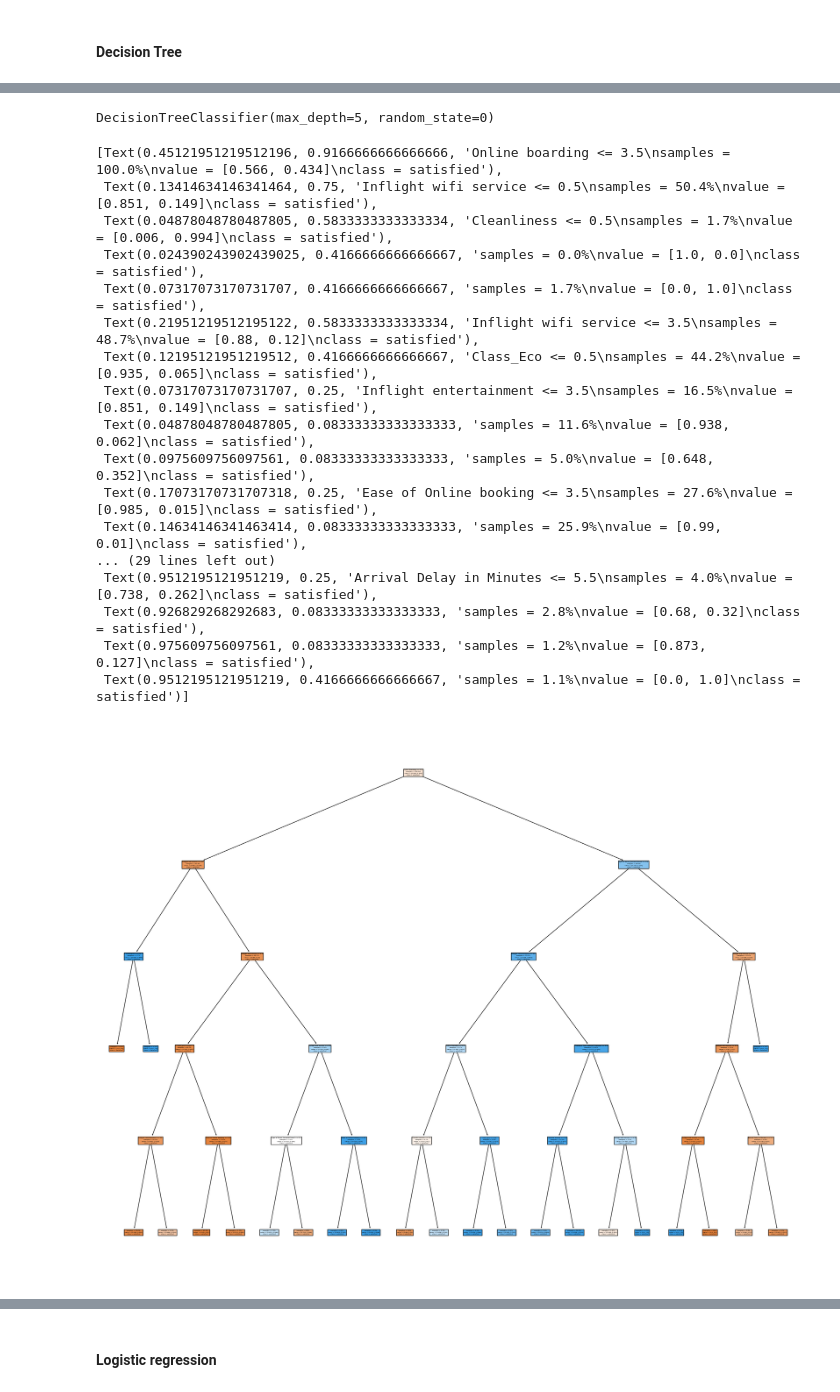
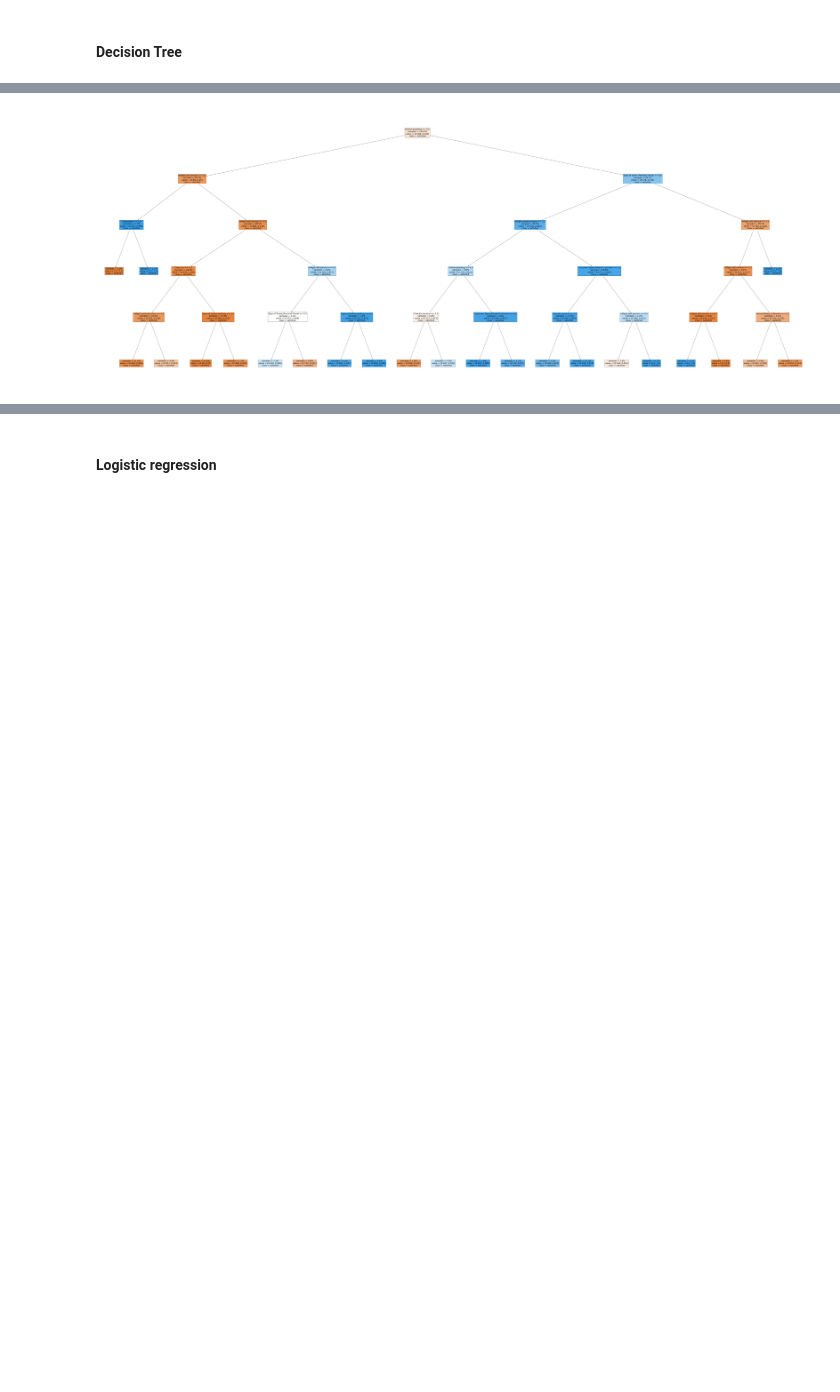
Before and after one commit to isdmg/CS131-8L-PROJECT-PARAGUAY, a Jupyter notebook: CS131-8L PROJECT - PARAGUAY.ipynb, the cells around one changed output, grey strips where cells are left out. Saved outputs shown, nothing was run; the diff lists cells and outputs as text; code cells hidden in the pictures; blank space fills up the shorter version.

Commit message:
Reordered dtree + changed dtree graph

```diff
--- a/CS131-8L PROJECT - PARAGUAY.ipynb
+++ b/CS131-8L PROJECT - PARAGUAY.ipynb
@@ -611,52 +631,18 @@ neutral or dissatisfied       0.91      0.92      0.91     21968
                accuracy                           0.90     38847
               macro avg       0.90      0.90      0.90     38847
            weighted avg       0.90      0.90      0.90     38847
-# %%
-# List of values to try for max_depth:
-max_depth_range = list(range(1, 6))
-
-# List to store the accuracy for each value of max_depth:
-accuracy = []
-
-for depth in max_depth_range:
-
-    clf = DecisionTreeClassifier(max_depth = depth,
-                             random_state = 0)
-    clf.fit(X_train, y_train)
-
-    score = clf.score(X_test, y_test)
-    accuracy.append(score)
-
-clf
-# %% [output]
-DecisionTreeClassifier(max_depth=5, random_state=0)
 # %%
-fig = plt.figure(figsize=((25,20)))
+fig = plt.figure(figsize=((125,50)))
 plot_tree(dtree,
             feature_names = x_encoded.columns,
             class_names=y,
             impurity=False,
             proportion=True,
-            filled=True)
+            filled=True,
+            fontsize=20)
+plt.show()
 # %% [output]
-[Text(0.45121951219512196, 0.9166666666666666, 'Online boarding <= 3.5\nsamples = 100.0%\nvalue = [0.566, 0.434]\nclass = satisfied'),
- Text(0.13414634146341464, 0.75, 'Inflight wifi service <= 0.5\nsamples = 50.4%\nvalue = [0.851, 0.149]\nclass = satisfied'),
- Text(0.04878048780487805, 0.5833333333333334, 'Cleanliness <= 0.5\nsamples = 1.7%\nvalue = [0.006, 0.994]\nclass = satisfied'),
- Text(0.024390243902439025, 0.4166666666666667, 'samples = 0.0%\nvalue = [1.0, 0.0]\nclass = satisfied'),
- Text(0.07317073170731707, 0.4166666666666667, 'samples = 1.7%\nvalue = [0.0, 1.0]\nclass = satisfied'),
- Text(0.21951219512195122, 0.5833333333333334, 'Inflight wifi service <= 3.5\nsamples = 48.7%\nvalue = [0.88, 0.12]\nclass = satisfied'),
- Text(0.12195121951219512, 0.4166666666666667, 'Class_Eco <= 0.5\nsamples = 44.2%\nvalue = [0.935, 0.065]\nclass = satisfied'),
- Text(0.07317073170731707, 0.25, 'Inflight entertainment <= 3.5\nsamples = 16.5%\nvalue = [0.851, 0.149]\nclass = satisfied'),
- Text(0.04878048780487805, 0.08333333333333333, 'samples = 11.6%\nvalue = [0.938, 0.062]\nclass = satisfied'),
- Text(0.0975609756097561, 0.08333333333333333, 'samples = 5.0%\nvalue = [0.648, 0.352]\nclass = satisfied'),
- Text(0.17073170731707318, 0.25, 'Ease of Online booking <= 3.5\nsamples = 27.6%\nvalue = [0.985, 0.015]\nclass = satisfied'),
- Text(0.14634146341463414, 0.08333333333333333, 'samples = 25.9%\nvalue = [0.99, 0.01]\nclass = satisfied'),
-... (29 lines left out)
- Text(0.9512195121951219, 0.25, 'Arrival Delay in Minutes <= 5.5\nsamples = 4.0%\nvalue = [0.738, 0.262]\nclass = satisfied'),
- Text(0.926829268292683, 0.08333333333333333, 'samples = 2.8%\nvalue = [0.68, 0.32]\nclass = satisfied'),
- Text(0.975609756097561, 0.08333333333333333, 'samples = 1.2%\nvalue = [0.873, 0.127]\nclass = satisfied'),
- Text(0.9512195121951219, 0.4166666666666667, 'samples = 1.1%\nvalue = [0.0, 1.0]\nclass = satisfied')]
-[figure, old version]
+[figure, new version]
 # %%
 cm = confusion_matrix(y_test, y_pred, labels=dtree.classes_)
 disp = ConfusionMatrixDisplay(confusion_matrix=cm, display_labels=dtree.classes_)
```
Also changed, not shown: parts of 17 cells of this notebook.
